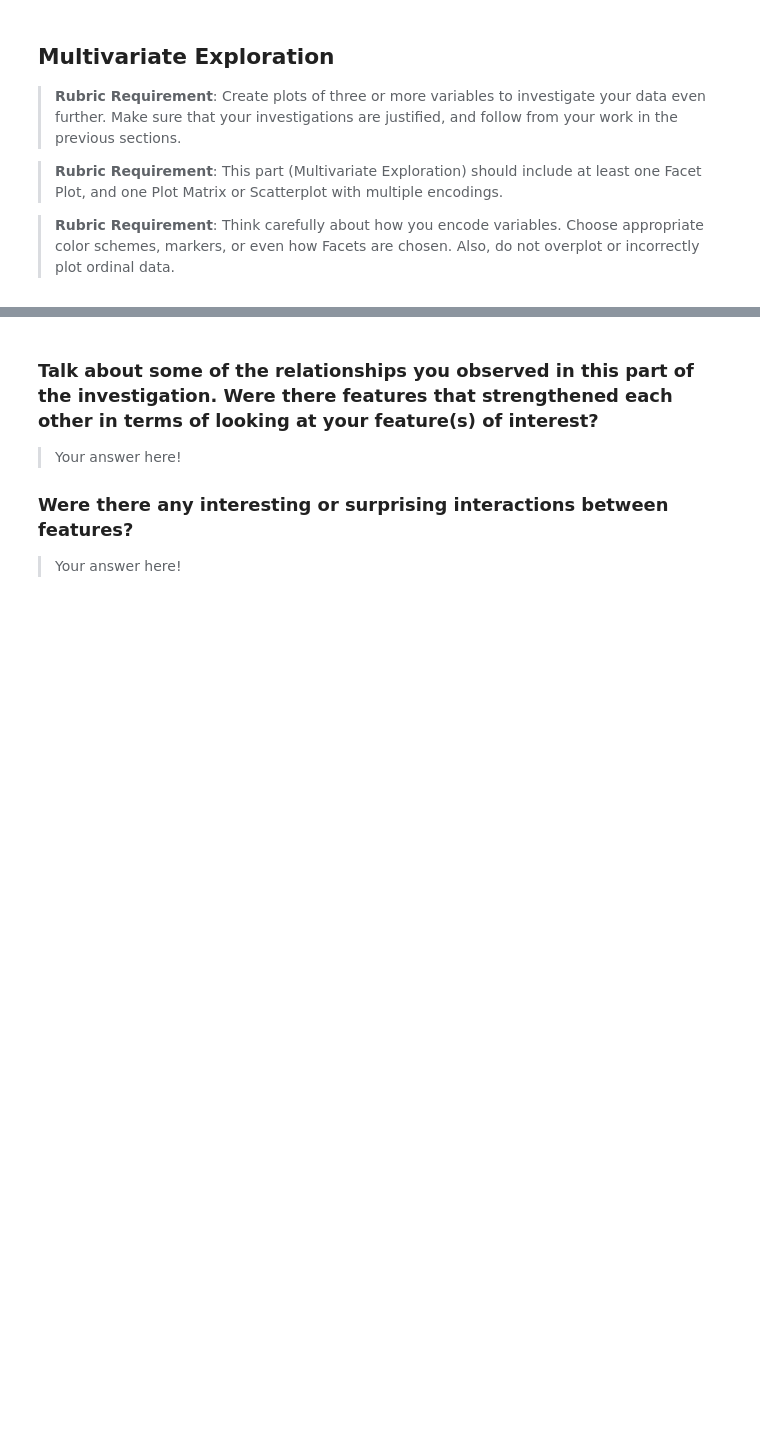
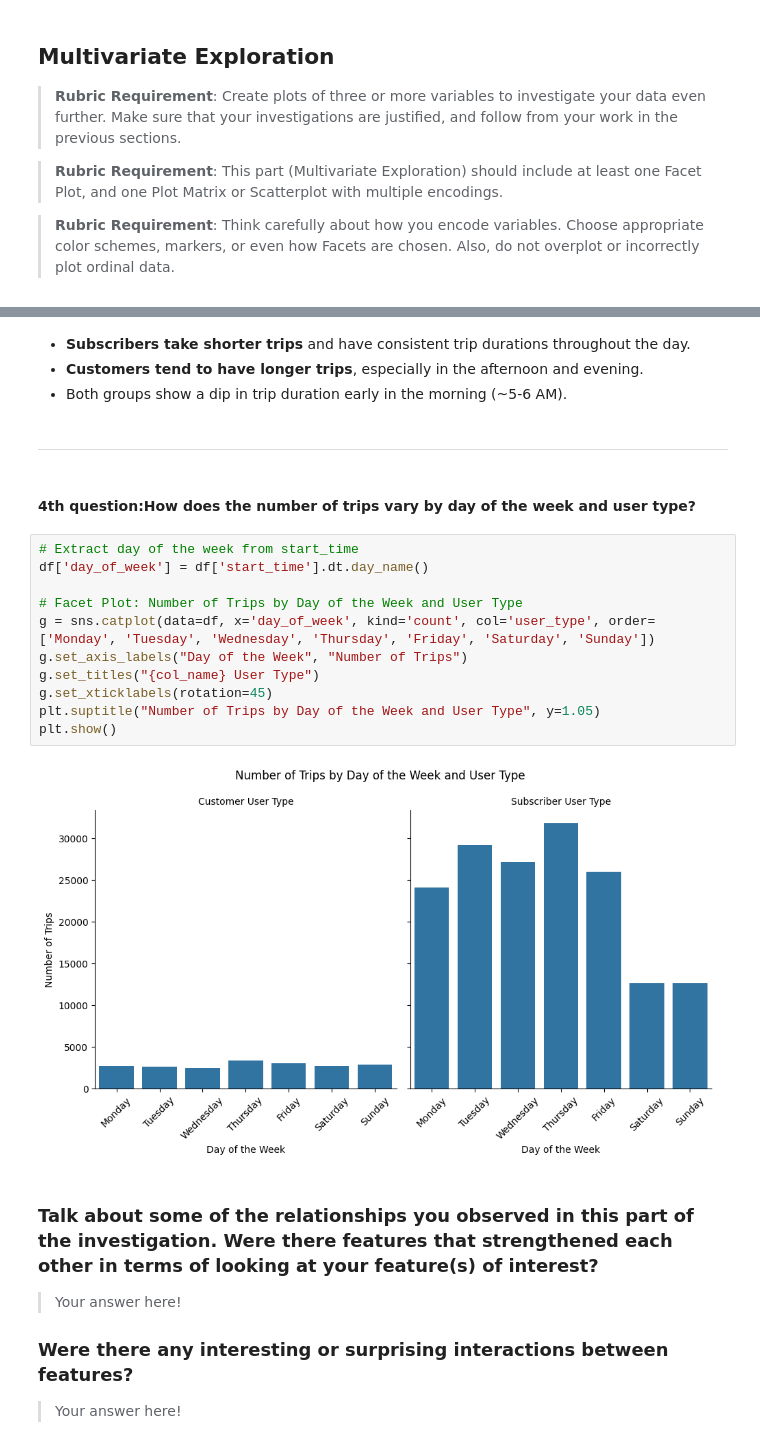
Before and after one commit to AmmarYasserAI-2/Communicate-Data-Findings, a Jupyter notebook: notebooks/01_exploratory_analysis.ipynb, the cells around one changed output, grey strips where cells are left out. Saved outputs shown, nothing was run; the diff lists cells and outputs as text; blank space fills up the shorter version.

```diff
--- a/notebooks/01_exploratory_analysis.ipynb
+++ b/notebooks/01_exploratory_analysis.ipynb
@@ -571,3 +628,24 @@ your work in the previous sections.
+# %% [markdown]
+- **Subscribers take shorter trips** and have consistent trip durations throughout the day.
+- **Customers tend to have longer trips**, especially in the afternoon and evening.
+- Both groups show a dip in trip duration early in the morning (~5-6 AM).
+# %% [markdown]
+---
+# %% [markdown]
+#### 4th question:How does the number of trips vary by day of the week and user type?
+# %%
+# Extract day of the week from start_time
+df['day_of_week'] = df['start_time'].dt.day_name()
+
+# Facet Plot: Number of Trips by Day of the Week and User Type
+g = sns.catplot(data=df, x='day_of_week', kind='count', col='user_type', order=['Monday', 'Tuesday', 'Wednesday', 'Thursday', 'Friday', 'Saturday', 'Sunday'])
+g.set_axis_labels("Day of the Week", "Number of Trips")
+g.set_titles("{col_name} User Type")
+g.set_xticklabels(rotation=45)
+plt.suptitle("Number of Trips by Day of the Week and User Type", y=1.05)
+plt.show()
+# %% [output]
+[figure, added]
 # %% [markdown]
 ### Talk about some of the relationships you observed in this part of the investigation. Were there features that strengthened each other in terms of looking at your feature(s) of interest?
 
```
Also changed, not shown: parts of 9 cells of this notebook.
